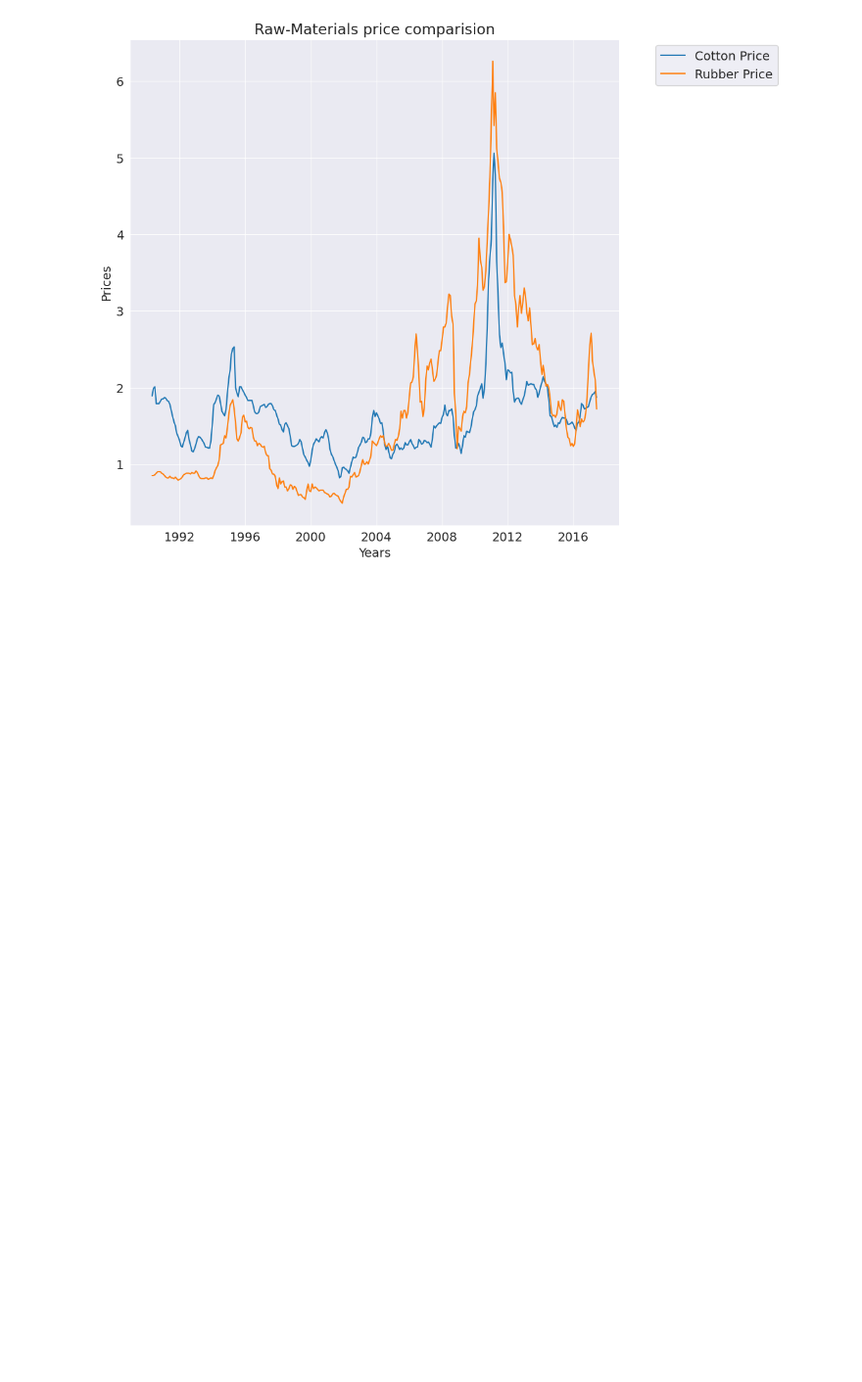
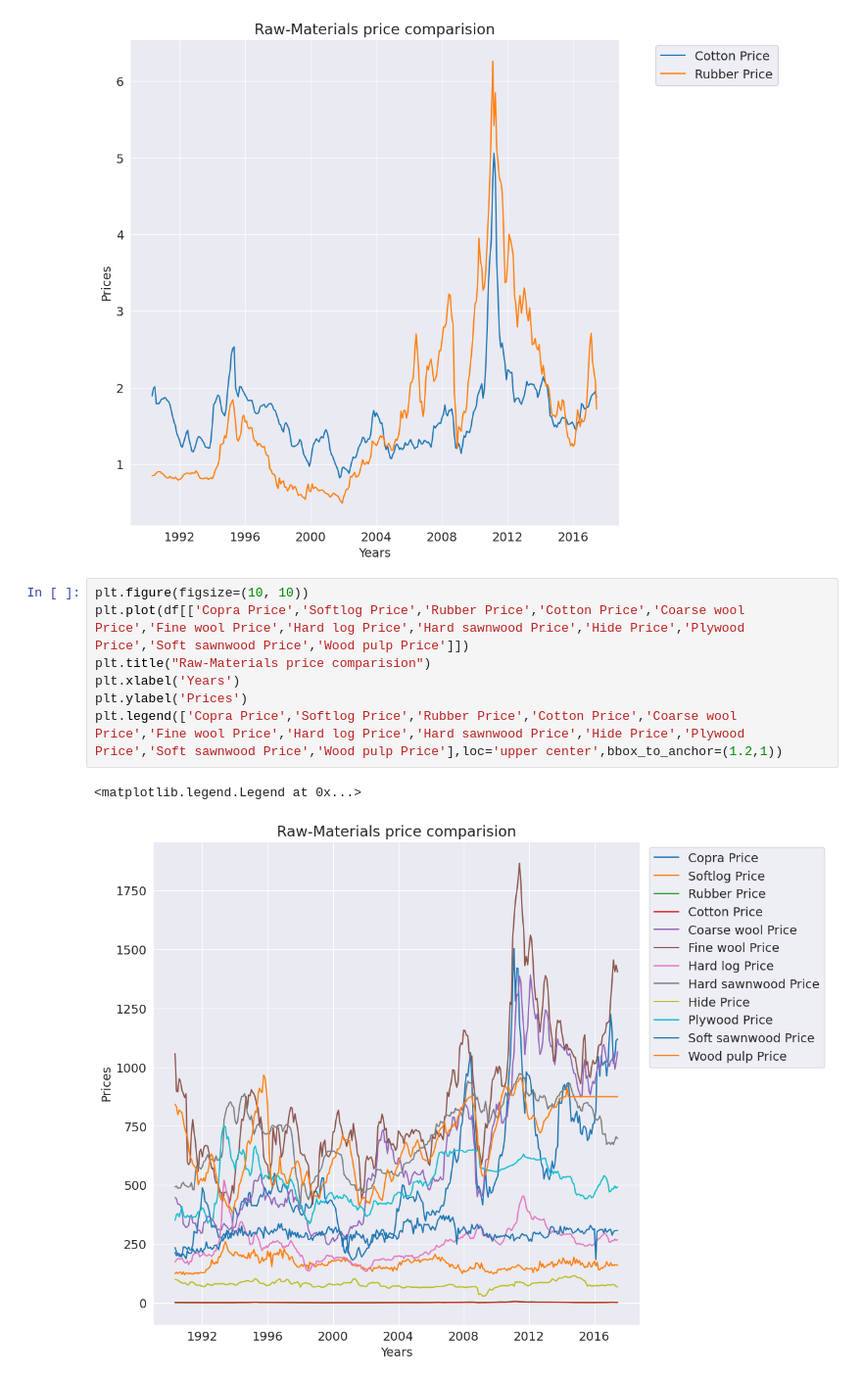
Before and after one commit to pedrosteinmuller/project_data_analysis_python, a Jupyter notebook: Projeto_de_Análise_de_dados_usando_Python_na_prática.ipynb, the cells around one changed output. Shown at 98% size. Saved outputs shown, nothing was run; the diff lists cells and outputs as text; blank space fills up the shorter version.

```diff
--- a/Projeto_de_Análise_de_dados_usando_Python_na_prática.ipynb
+++ b/Projeto_de_Análise_de_dados_usando_Python_na_prática.ipynb
@@ -194,3 +194,13 @@ plt.legend(['Cotton Price','Rubber Price'],loc='upper center',bbox_to_anchor=(1.
 # %% [output]
 <matplotlib.legend.Legend at 0x...>
 [figure]
+# %%
+plt.figure(figsize=(10, 10))
+plt.plot(df[['Copra Price','Softlog Price','Rubber Price','Cotton Price','Coarse wool Price','Fine wool Price','Hard log Price','Hard sawnwood Price','Hide Price','Plywood Price','Soft sawnwood Price','Wood pulp Price']])
+plt.title("Raw-Materials price comparision")
+plt.xlabel('Years')
+plt.ylabel('Prices')
+plt.legend(['Copra Price','Softlog Price','Rubber Price','Cotton Price','Coarse wool Price','Fine wool Price','Hard log Price','Hard sawnwood Price','Hide Price','Plywood Price','Soft sawnwood Price','Wood pulp Price'],loc='upper center',bbox_to_anchor=(1.2,1))
+# %% [output]
+<matplotlib.legend.Legend at 0x...>
+[figure, added]
```
Also changed, not shown: parts of 8 cells of this notebook.
